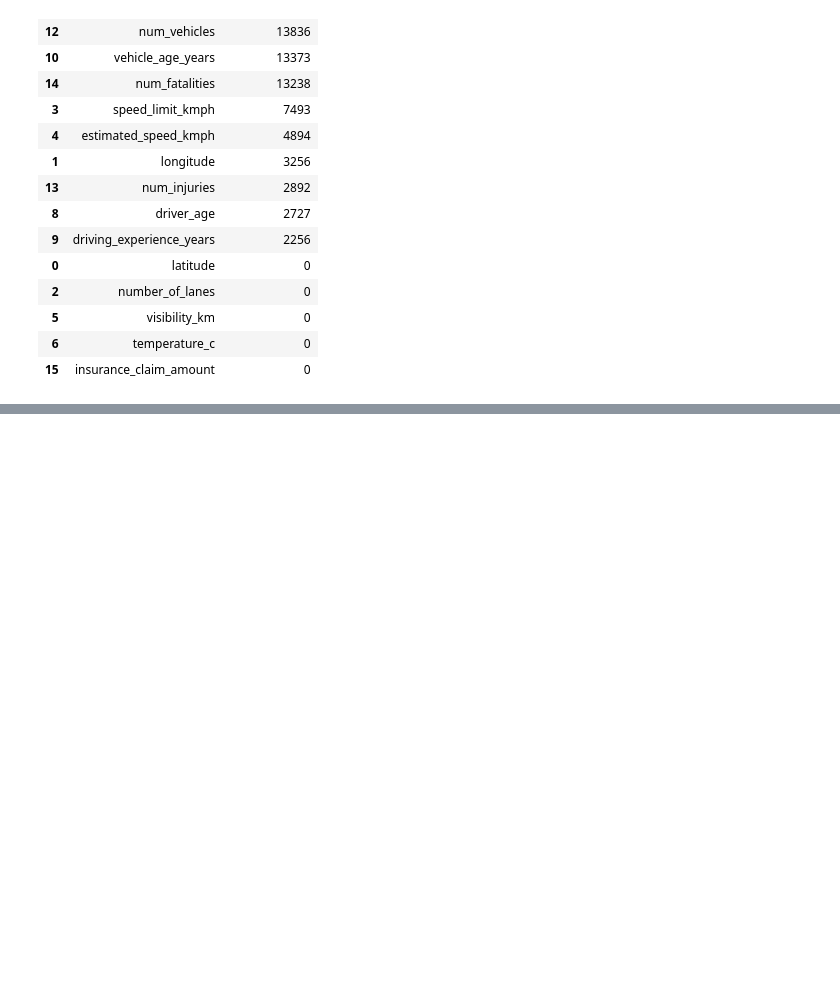
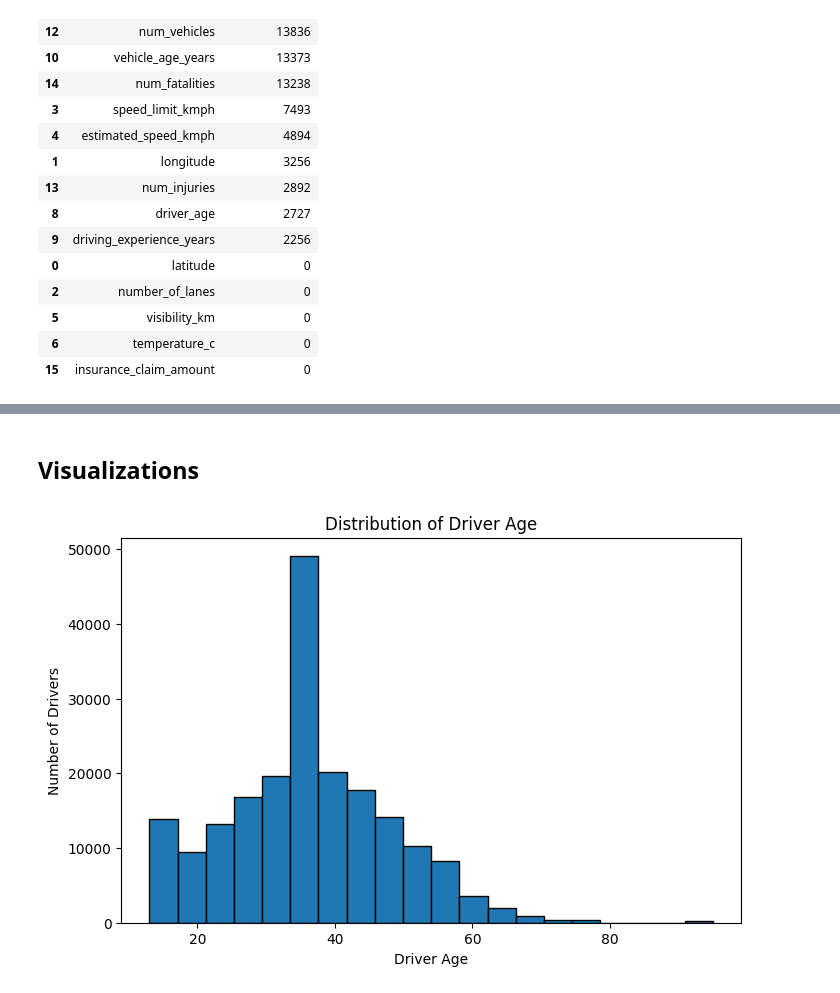
Before and after one commit to Kakul-07/Task-1, a Jupyter notebook: EDA.ipynb, the cells around one changed output, grey strips where cells are left out. Cells and saved outputs as stored; diff of their text form; code cells hidden in the pictures; blank space fills up the shorter version.

```diff
--- a/EDA.ipynb
+++ b/EDA.ipynb
@@ -303,7 +302,3 @@ accident_severity                 4
 insurance_claim_filed             3
 insurance_claim_amount        56004
 dtype: int64
-# %%
-for col in df.columns:
-    print("\n",col)
-    print(df[col].nunique())
@@ -347,7 +324,7 @@ df[df["estimated_speed_kmph"] > df["speed_limit_kmph"]].shape[0]
 # %% [output]
 112716
 # %%
-df.loc[df["insurance_claim_filed"] != "Yes", "insurance_claim_amount"] = 0
+df.loc[df["insurance_claim_filed"] != "yes", "insurance_claim_amount"] = 0
 df["insurance_claim_amount"] = df["insurance_claim_amount"].fillna(df["insurance_claim_amount"].median())
 # %%
 df["state"] = df["state"].str.strip()
@@ -429,0 +425,11 @@ Duplicate columns: 0
+# %% [markdown]
+## Visualizations
+# %%
+plt.figure(figsize=(8,5))
+plt.hist(df["driver_age"], bins=20, edgecolor="black")
+plt.title("Distribution of Driver Age")
+plt.xlabel("Driver Age")
+plt.ylabel("Number of Drivers")
+plt.show()
+# %% [output]
+[figure, added]
```
Also changed, not shown: parts of 29 cells of this notebook.
